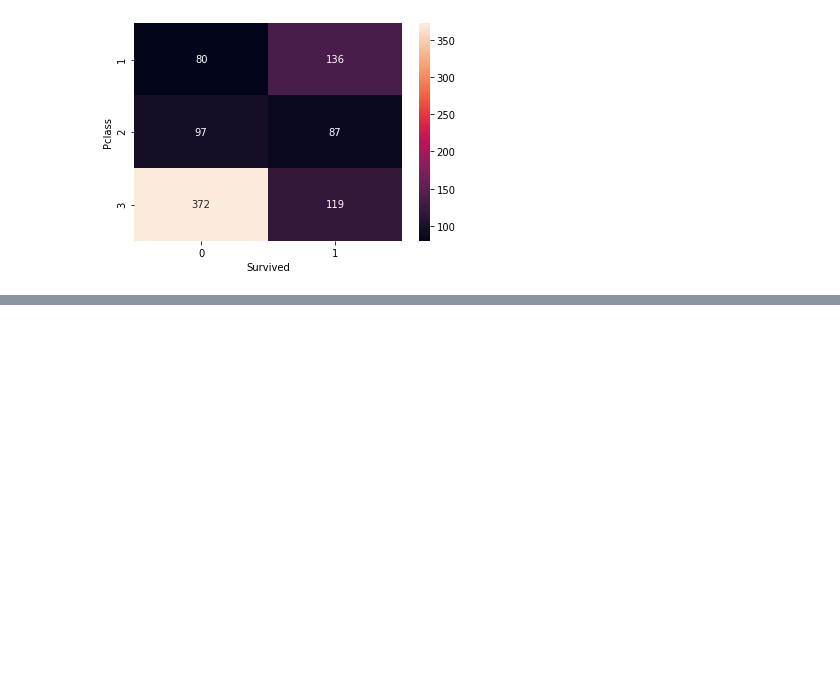
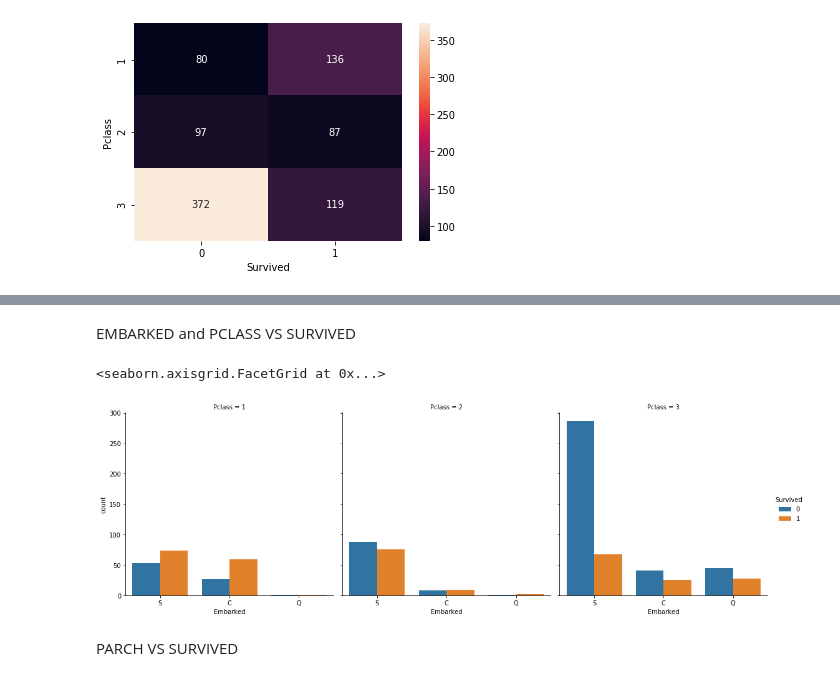
Before and after one commit to siddharthc30/Titanic_Survival_predictor, a Jupyter notebook: titanic_prediction.ipynb, the cells around one changed output, grey strips where cells are left out. Drawn from its saved outputs; the diff is of its cells as text; code cells hidden in the pictures; blank space fills up the shorter version.

```diff
--- a/titanic_prediction.ipynb
+++ b/titanic_prediction.ipynb
@@ -89,0 +143,9 @@ sns.heatmap(pclass_survived, annot = True, fmt ="d")
+# %% [markdown]
+EMBARKED and PCLASS VS SURVIVED
+# %%
+sns.catplot(x ='Embarked', hue ='Survived', kind ='count', col ='Pclass', data = data)
+# %% [output]
+<seaborn.axisgrid.FacetGrid at 0x...>
+[figure, added]
+# %% [markdown]
+PARCH VS SURVIVED
```
Also changed, not shown: parts of 29 cells of this notebook.
